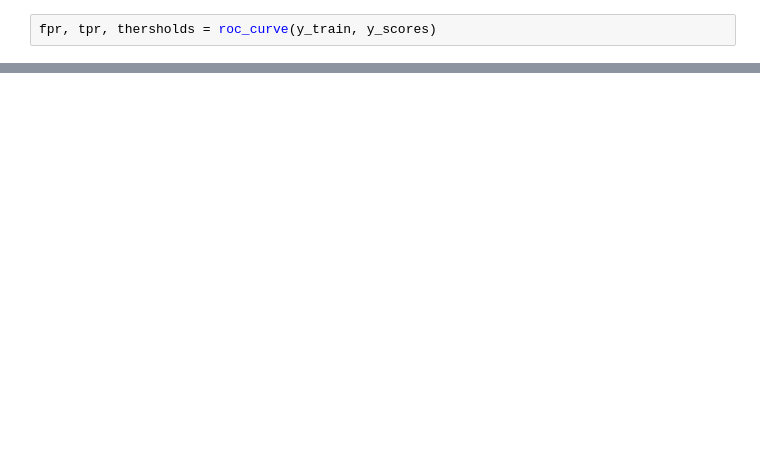
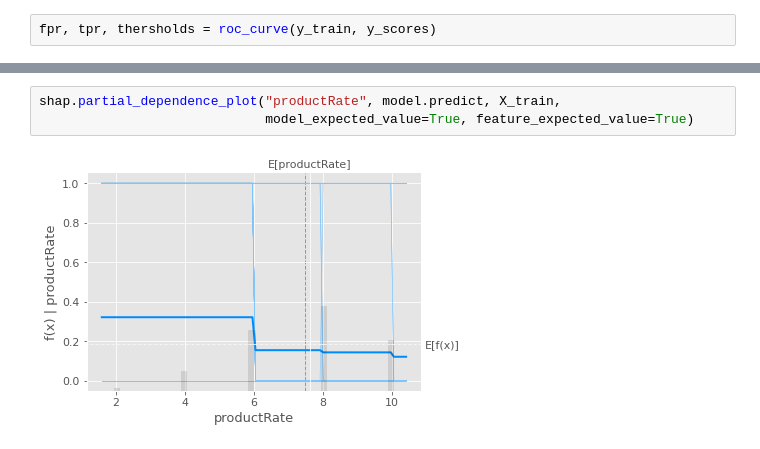
Before and after one commit to miguelvelazco0116/starbucks-customer-survey, a Jupyter notebook: loyalty_drivers.ipynb, the cells around one changed output, grey strips where cells are left out. Cells and saved outputs as stored; diff of their text form; blank space fills up the shorter version.

```diff
--- a/loyalty_drivers.ipynb
+++ b/loyalty_drivers.ipynb
@@ -512,0 +502,5 @@ shap.force_plot(explainer.expected_value, shap_values, X_train)
+# %%
+shap.partial_dependence_plot("productRate", model.predict, X_train,
+                             model_expected_value=True, feature_expected_value=True)
+# %% [output]
+[figure, added]
```
Also changed, not shown: parts of 51 cells of this notebook.
